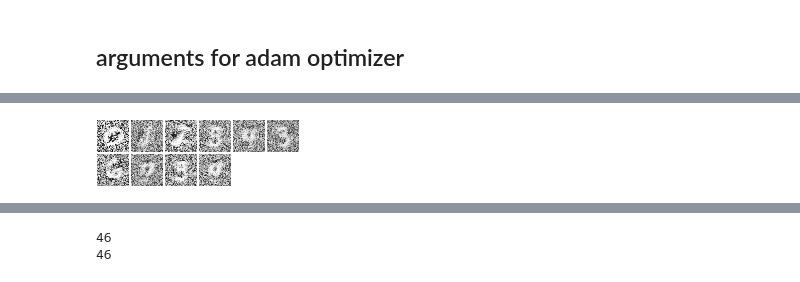
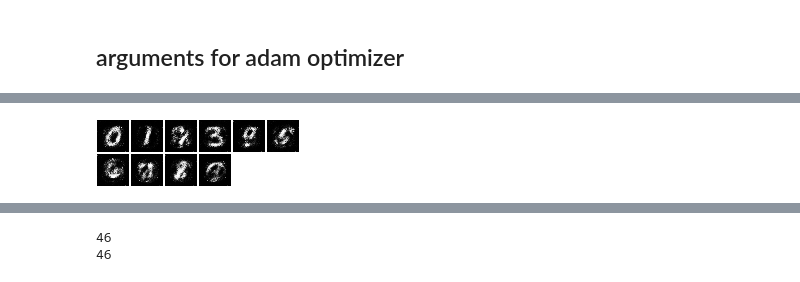
Before and after one commit to fucusy/gan-path, a Jupyter notebook: conditional_gan/Train.ipynb, the cells around one changed output, grey strips where cells are left out. Cells and saved outputs as stored; diff of their text form; code cells hidden in the pictures.

```diff
--- a/conditional_gan/Train.ipynb
+++ b/conditional_gan/Train.ipynb
@@ -56,6 +56,7 @@ counter_tb = {}
 D_fake_loss_tb = {}
 D_real_loss_tb = {}
 G_loss_tb = {}
+D_loss_tb = {}
 
 G_parameters, G_gradParameters = G:getParameters()
 D_parameters, D_gradParameters = D:getParameters()
@@ -82,7 +78,6 @@ lr = 2e-4
 beta1 = 0.5
 beta2 = 0.999
 eps = 10e-8
-
 batchsize = 128
 epochsize = 10
 
@@ -91,6 +86,13 @@ G_mt = torch.zeros(G_parameters:size()):cuda()
 G_v = torch.zeros(G_parameters:size()):cuda()
 G_vt = torch.zeros(G_parameters:size()):cuda()
 
+
+GD_m = torch.zeros(D_parameters:size()):cuda()
+GD_mt = torch.zeros(D_parameters:size()):cuda()
+GD_v = torch.zeros(D_parameters:size()):cuda()
+GD_vt = torch.zeros(D_parameters:size()):cuda()
+
+
 D_m = torch.zeros(D_parameters:size()):cuda()
 D_mt = torch.zeros(D_parameters:size()):cuda()
 D_v = torch.zeros(D_parameters:size()):cuda()
@@ -98,4 +102,8 @@ D_vt = torch.zeros(D_parameters:size()):cuda()
 # %%
+inputImgInputBatch = torch.zeros(batchsize, 32, 32):cuda()
+inputVectorInputBatch = torch.zeros(batchsize, 10):cuda()
+inputVectorInputBatchRand = torch.zeros(batchsize, 10):cuda()
+
 for epoch=1, epochsize do
     train_set:shuffle()
     if epoch == 30 then
@@ -105,8 +113,8 @@ for epoch=1, epochsize do
         lr = lr / 10
     end
     for batch_count = 1, train_set:size() / batchsize do
-        inputImgInputBatch = torch.zeros(batchsize, 32, 32):cuda()
-        inputVectorInputBatch = torch.zeros(batchsize, 10):cuda()
+        inputImgInputBatch:zero()
+        inputVectorInputBatch:zero()
         for batch_count_idx = 1, batchsize do
             i = (batch_count - 1) * batchsize + batch_count_idx
             inputImgInput = train_set[i][1]:view(32, 32):cuda()
@@ -140,10 +148,14 @@ for epoch=1, epochsize do
 
 
         -- fake image
+        inputVectorInputBatchRand:zero()
+        for i = 1, batchsize do
+            inputVectorInputBatchRand[i][torch.random(1,10)] = 1
+        end
         noiseBatch = torch.randn(batchsize, 100):cuda()
-        fakeImgBatch = G:forward({noiseBatch, inputVectorInputBatch})
+        fakeImgBatch = G:forward({noiseBatch, inputVectorInputBatchRand})
 
-        fakePredBatch = D:forward({fakeImgBatch, inputVectorInputBatch})
+        fakePredBatch = D:forward({fakeImgBatch, inputVectorInputBatchRand})
 
         fake_target = 2
         D_backward = torch.zeros(batchsize, 2):cuda()
@@ -156,16 +168,16 @@ for epoch=1, epochsize do
         end
         D_fake_loss_total = D_fake_loss_total / batchsize
         D:zeroGradParameters()
-        fakeImgPrime = D:backward({fakeImgBatch, inputVectorInputBatch}, D_backward)
+        fakeImgPrime = D:backward({fakeImgBatch, inputVectorInputBatchRand}, D_backward)
 
 
         D_gradParameters:div(batchsize)
         -- D_gradParameters:clamp(-gradclip, gradclip)
 
-        D_gradParameters:add(D_gradParametersReal):div(2)
+        D_gradParameters:add(D_gradParametersReal)
 
         -- update D parameters
-        if (D_fake_loss_total + D_real_loss_total) / 2 > 0.6 then
+        if (D_fake_loss_total + D_real_loss_total) / 2 > 0.0 then
             D_m:mul(beta1):add(torch.mul(D_gradParameters, 1-beta1))
             D_v:mul(beta2):add(torch.mul(torch.pow(D_gradParameters, 2), 1-beta2))
 
@@ -177,9 +189,33 @@ for epoch=1, epochsize do
             D_mt:mul(-1*lr)
             D_parameters:add(D_mt:cdiv(D_vt))
         end
+
+
         -- generator
+        inputVectorInputBatchRand:zero()
+        for i = 1, batchsize do
+            inputVectorInputBatchRand[i][torch.random(1,10)] = 1
+        end
+        noiseBatch = torch.randn(batchsize, 100):cuda()
+        fakeImgBatch = G:forward({noiseBatch, inputVectorInputBatchRand})
+
+        fakePredBatch = D:forward({fakeImgBatch, inputVectorInputBatchRand})
+
+        D_backward = torch.zeros(batchsize, 2):cuda()
+
+        G_loss_total = 0
+        for batch_count_idx = 1, batchsize do
+            G_loss = criterion:forward(fakePredBatch[batch_count_idx], real_target)
+            G_loss_total = G_loss_total + G_loss
+            D_criterion = criterion:backward(fakePredBatch[batch_count_idx], real_target)
+            D_backward[{{batch_count_idx}, {}}] = D_criterion:clone()
+        end
+        G_loss_total = G_loss_total / batchsize
+        D:zeroGradParameters()
+        fakeImgPrime = D:backward({fakeImgBatch, inputVectorInputBatchRand}, D_backward)
+
         G:zeroGradParameters()
-        G:backward({noiseBatch, inputVectorInputBatch}, fakeImgPrime[1])
+        G:backward({noiseBatch, inputVectorInputBatchRand}, fakeImgPrime[1])
         G_gradParameters:div(batchsize)
         -- G_gradParameters:clamp(-gradclip, gradclip)
 
@@ -191,31 +227,37 @@ for epoch=1, epochsize do
         G_vt:copy(torch.div(G_v, 1-math.pow(beta2, counter)))
 
         G_vt:sqrt():add(eps)
-        G_mt:mul(1*lr)
+        G_mt:mul(-1*lr)
         G_parameters:add(G_mt:cdiv(G_vt))
+
+
+--         D_gradParameters:div(batchsize)
+--         GD_m:mul(beta1):add(torch.mul(D_gradParameters, 1-beta1))
+--         GD_v:mul(beta2):add(torch.mul(torch.pow(D_gradParameters, 2), 1-beta2))
+
+--         -- correct m and v
+--         GD_mt:copy(torch.div(GD_m, 1-math.pow(beta1, counter)))
+--         GD_vt:copy(torch.div(GD_v, 1-math.pow(beta2, counter)))
+
+--         GD_vt:sqrt():add(eps)
+--         GD_mt:mul(-1*lr)
+--         D_parameters:add(GD_mt:cdiv(GD_vt))
+
+
 
         -- G:updateParameters(lr)
 
-
-        fakeImgBatch = G:forward({noiseBatch, inputVectorInputBatch})
-        fakePredBatch = D:forward({fakeImgBatch, inputVectorInputBatch})
-
-        G_loss_total = 0
-        for batch_count_idx = 1, batchsize do
-            G_loss = criterion:forward(fakePredBatch[batch_count_idx], fake_target)
-            G_loss_total = G_loss_total + G_loss
-        end
-        G_loss_total = G_loss_total / batchsize
-
         counter = counter + 1
         if counter % 100 == 0 then
-
             table.insert(counter_tb, counter)
             table.insert(D_fake_loss_tb, D_fake_loss_total)
             table.insert(D_real_loss_tb, D_real_loss_total)
             table.insert(G_loss_tb, G_loss_total)
+            table.insert(D_loss_tb, D_fake_loss_total + D_real_loss_total)
             local res = G:forward({fixedNoise, fixedLabelVector}) + 0.5
             itorch.image(res)
+            print(string.format("D real loss: %0.03f, D fake loss: %0.03f,  G loss: %0.03f",
+                    D_real_loss_total, D_fake_loss_total, G_loss_total))
         end
     end
 end
@@ -226 +271 @@ end
-[figure, old version]
+[figure, new version]
```
Also changed, not shown: parts of 15 cells of this notebook, 3 other files.
